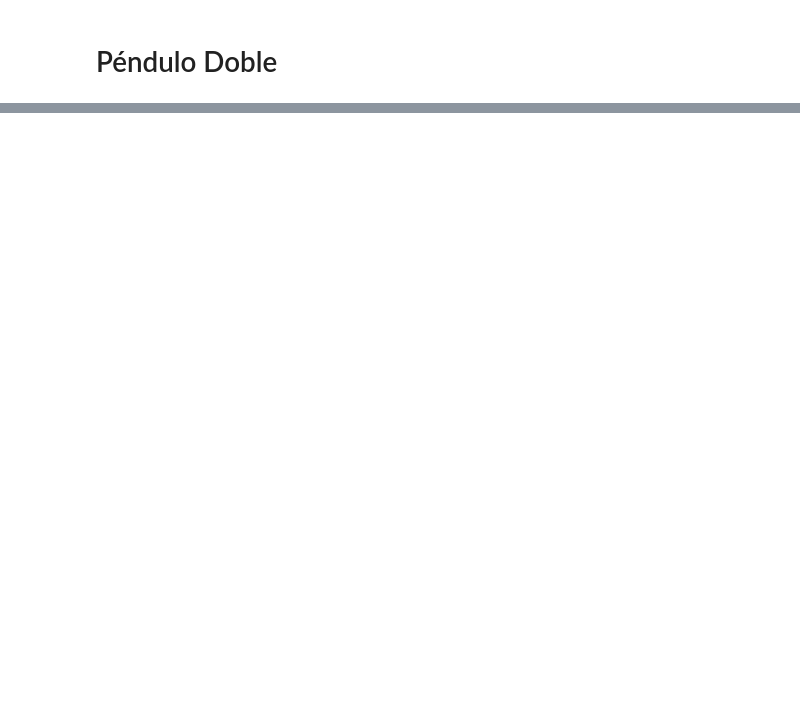
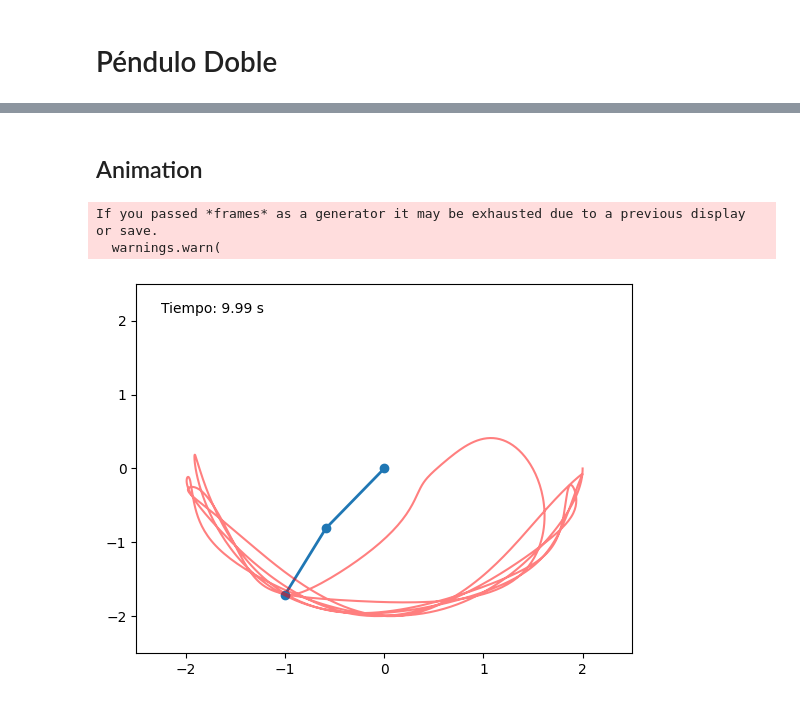
Before and after one commit to isaultirado77/double-pendulum, a Jupyter notebook: double_pendulum_analysis.ipynb, the cells around one changed output, grey strips where cells are left out. Saved outputs shown, nothing was run; the diff lists cells and outputs as text; code cells hidden in the pictures; blank space fills up the shorter version.

```diff
--- a/double_pendulum_analysis.ipynb
+++ b/double_pendulum_analysis.ipynb
@@ -122,0 +210,2 @@ ValueError: x and y must have same first dimension, but have shapes (1000,) and
+# %% [markdown]
+## Animation
@@ -122,0 +286,8 @@ ValueError: x and y must have same first dimension, but have shapes (1000,) and
+# %%
+animator = Animator(t, theta1, theta2, draw_trace=True)
+animator.animate()
+animator.save_animation()
+# %% [output]
+If you passed *frames* as a generator it may be exhausted due to a previous display or save.
+  warnings.warn(
+[figure, added]
```
Also changed, not shown: parts of 9 cells of this notebook, 2 other files.
